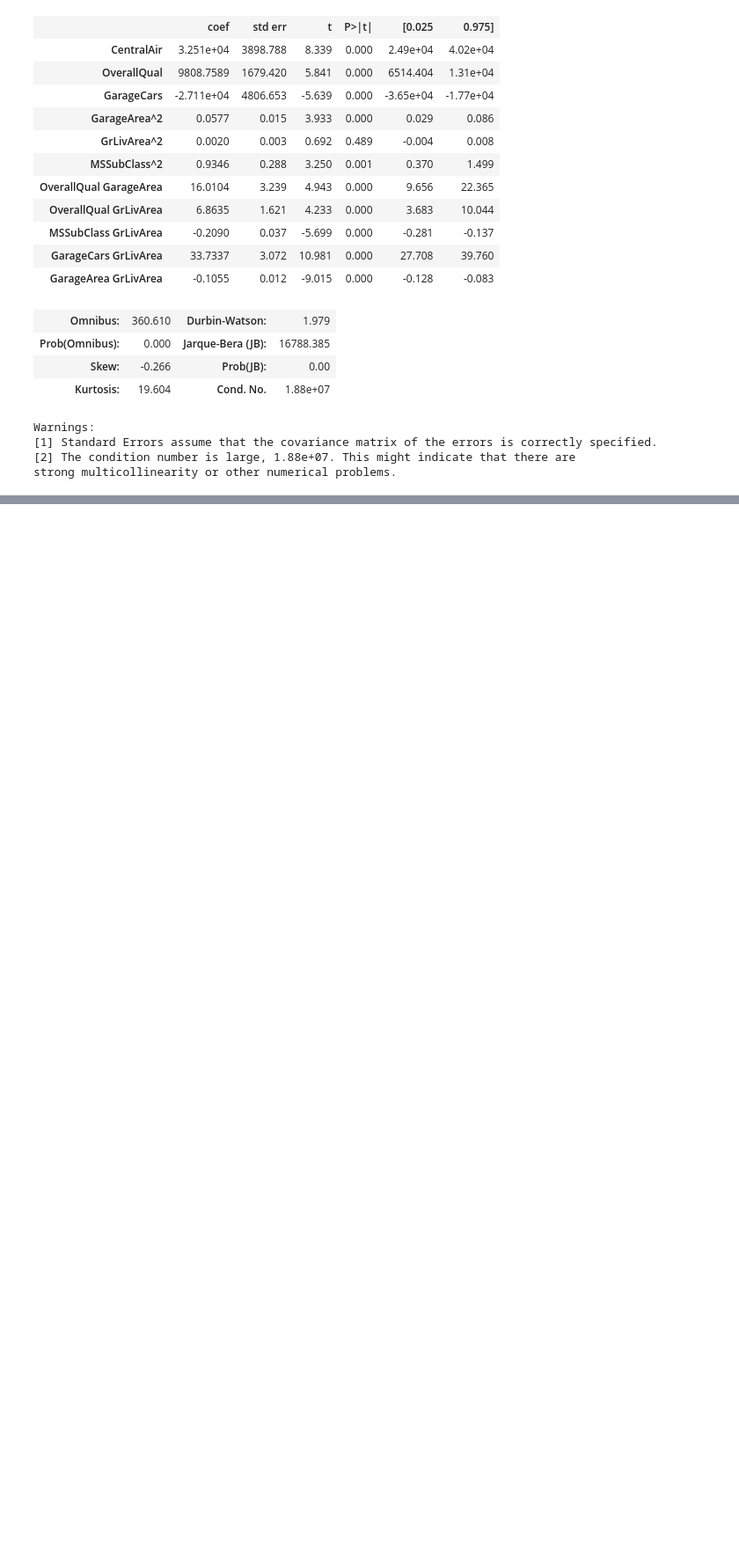
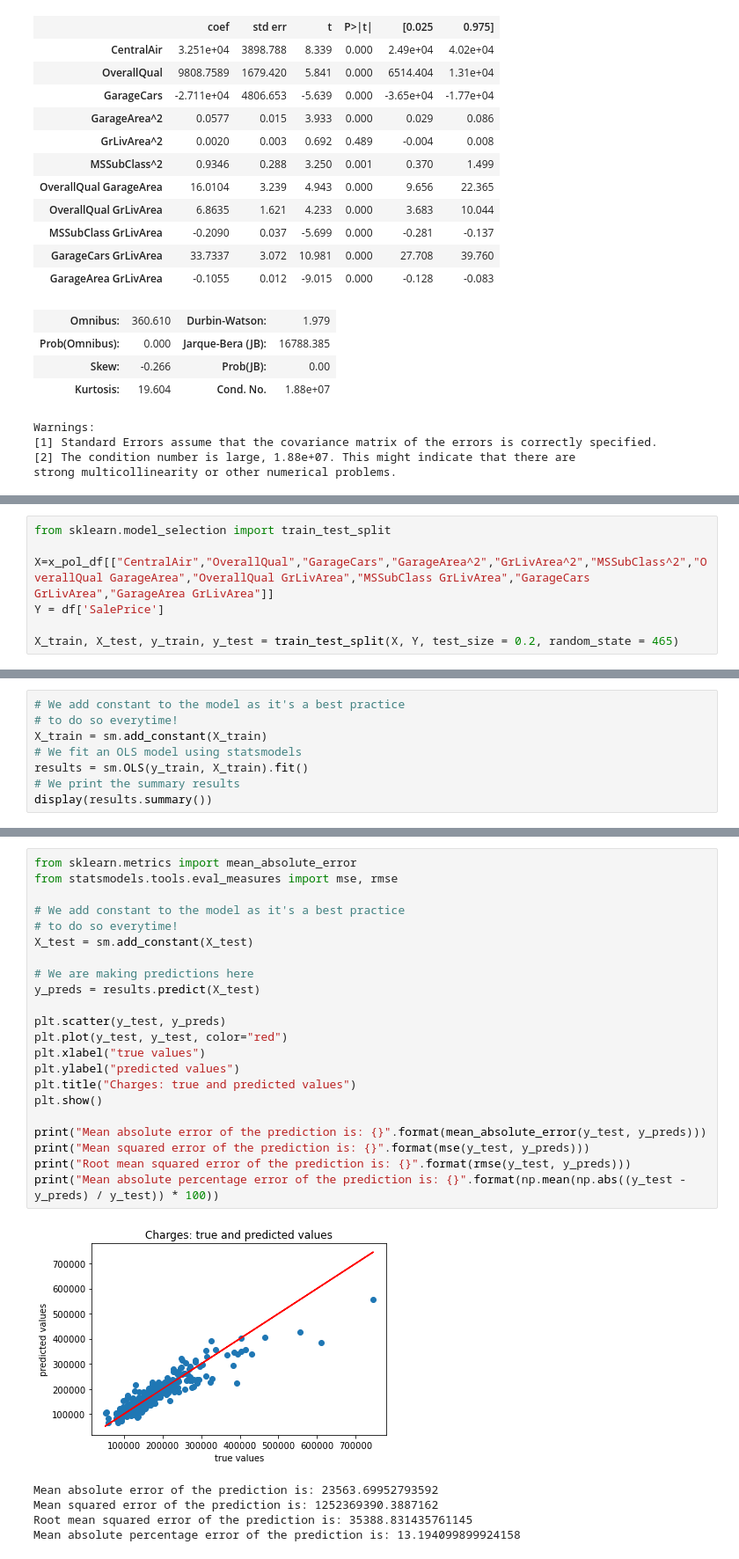
Before and after one commit to FurkanSrtc/DataScience, a Jupyter notebook: Assignments for Regression_Problems/A_02_simple_linear_regression_models.ipynb, the cells around one changed output, grey strips where cells are left out. Shown: that part at 88% size. Drawn from its saved outputs; the diff is of its cells as text; blank space fills up the shorter version.

```diff
--- a/Assignments for Regression_Problems/A_02_simple_linear_regression_models.ipynb
+++ b/Assignments for Regression_Problems/A_02_simple_linear_regression_models.ipynb
@@ -547,0 +572,7 @@ strong multicollinearity or other numerical problems.
+# %%
+from sklearn.model_selection import train_test_split
+
+X=x_pol_df[["CentralAir","OverallQual","GarageCars","GarageArea^2","GrLivArea^2","MSSubClass^2","OverallQual GarageArea","OverallQual GrLivArea","MSSubClass GrLivArea","GarageCars GrLivArea","GarageArea GrLivArea"]]
+Y = df['SalePrice']
+
+X_train, X_test, y_train, y_test = train_test_split(X, Y, test_size = 0.2, random_state = 465)
@@ -547,0 +585,8 @@ strong multicollinearity or other numerical problems.
+# %%
+# We add constant to the model as it's a best practice
+# to do so everytime!
+X_train = sm.add_constant(X_train)
+# We fit an OLS model using statsmodels
+results = sm.OLS(y_train, X_train).fit()
+# We print the summary results
+display(results.summary())
@@ -547,0 +625,28 @@ strong multicollinearity or other numerical problems.
+# %%
+from sklearn.metrics import mean_absolute_error
+from statsmodels.tools.eval_measures import mse, rmse
+
+# We add constant to the model as it's a best practice
+# to do so everytime!
+X_test = sm.add_constant(X_test)
+
+# We are making predictions here
+y_preds = results.predict(X_test)
+
+plt.scatter(y_test, y_preds)
+plt.plot(y_test, y_test, color="red")
+plt.xlabel("true values")
+plt.ylabel("predicted values")
+plt.title("Charges: true and predicted values")
+plt.show()
+
+print("Mean absolute error of the prediction is: {}".format(mean_absolute_error(y_test, y_preds)))
+print("Mean squared error of the prediction is: {}".format(mse(y_test, y_preds)))
+print("Root mean squared error of the prediction is: {}".format(rmse(y_test, y_preds)))
+print("Mean absolute percentage error of the prediction is: {}".format(np.mean(np.abs((y_test - y_preds) / y_test)) * 100))
+# %% [output]
+[figure, added]
+Mean absolute error of the prediction is: 23563.69952793592
+Mean squared error of the prediction is: 1252369390.3887162
+Root mean squared error of the prediction is: 35388.831435761145
+Mean absolute percentage error of the prediction is: 13.194099899924158
```
Also changed, not shown: parts of 7 cells of this notebook.
